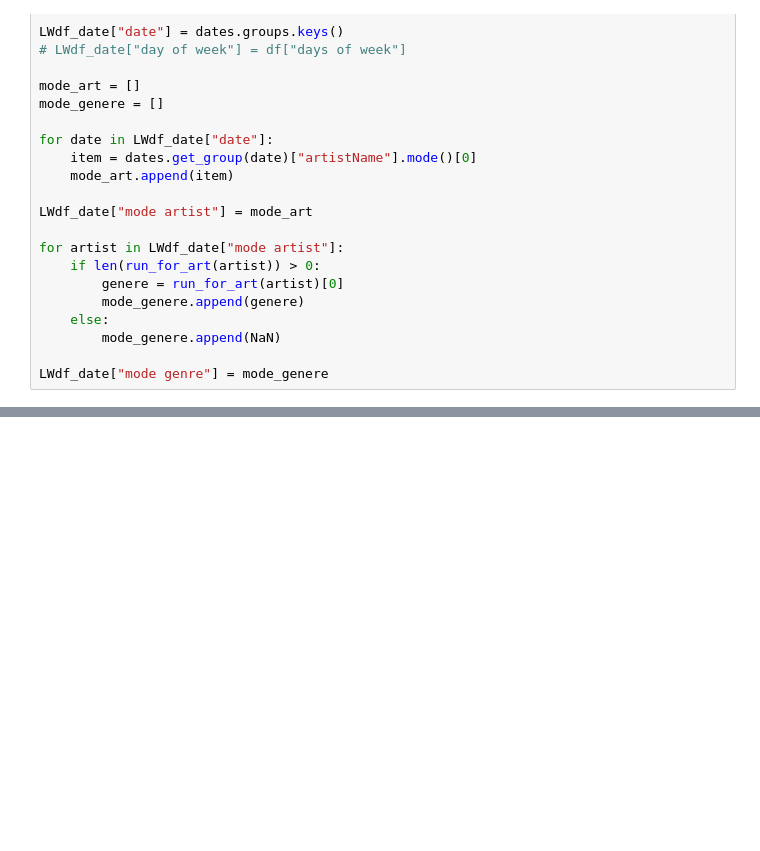
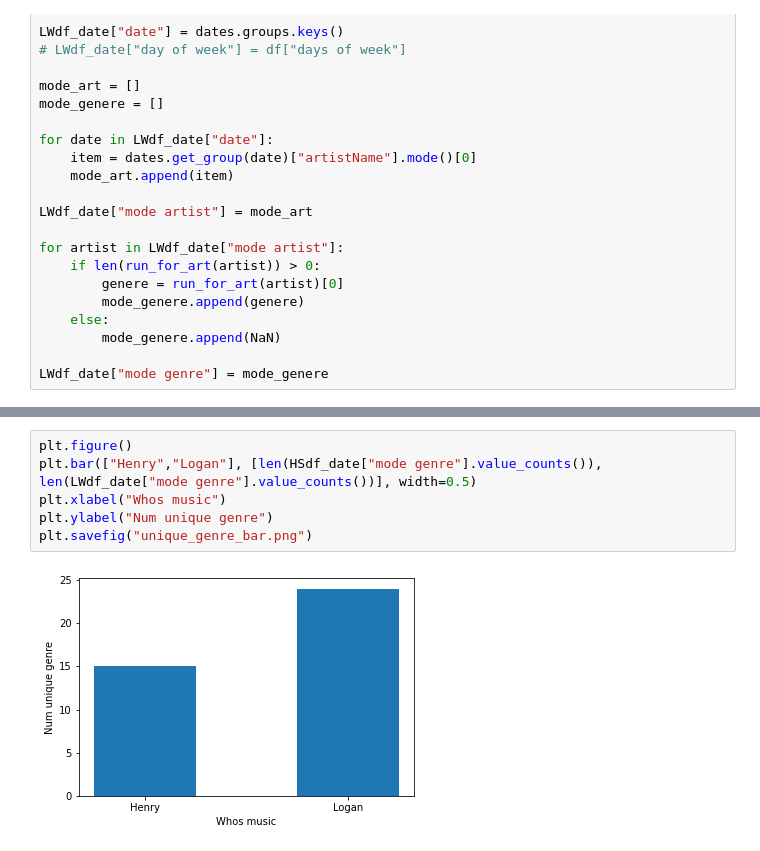
Before and after one commit to loststones/222Final, a Jupyter notebook: working.ipynb, the cells around one changed output, grey strips where cells are left out. Saved outputs shown, nothing was run; the diff lists cells and outputs as text; blank space fills up the shorter version.

```diff
--- a/working.ipynb
+++ b/working.ipynb
@@ -325,3 +325,11 @@ atl hip hop           4547.456698
 acoustic pop          4545.598577
 dtype: float64
 [figure]
+# %%
+plt.figure()
+plt.bar(["Henry","Logan"], [len(HSdf_date["mode genre"].value_counts()), len(LWdf_date["mode genre"].value_counts())], width=0.5)
+plt.xlabel("Whos music")
+plt.ylabel("Num unique genre")
+plt.savefig("unique_genre_bar.png")
+# %% [output]
+[figure, added]
```
Also changed, not shown: parts of 2 cells of this notebook, 2 other files.
